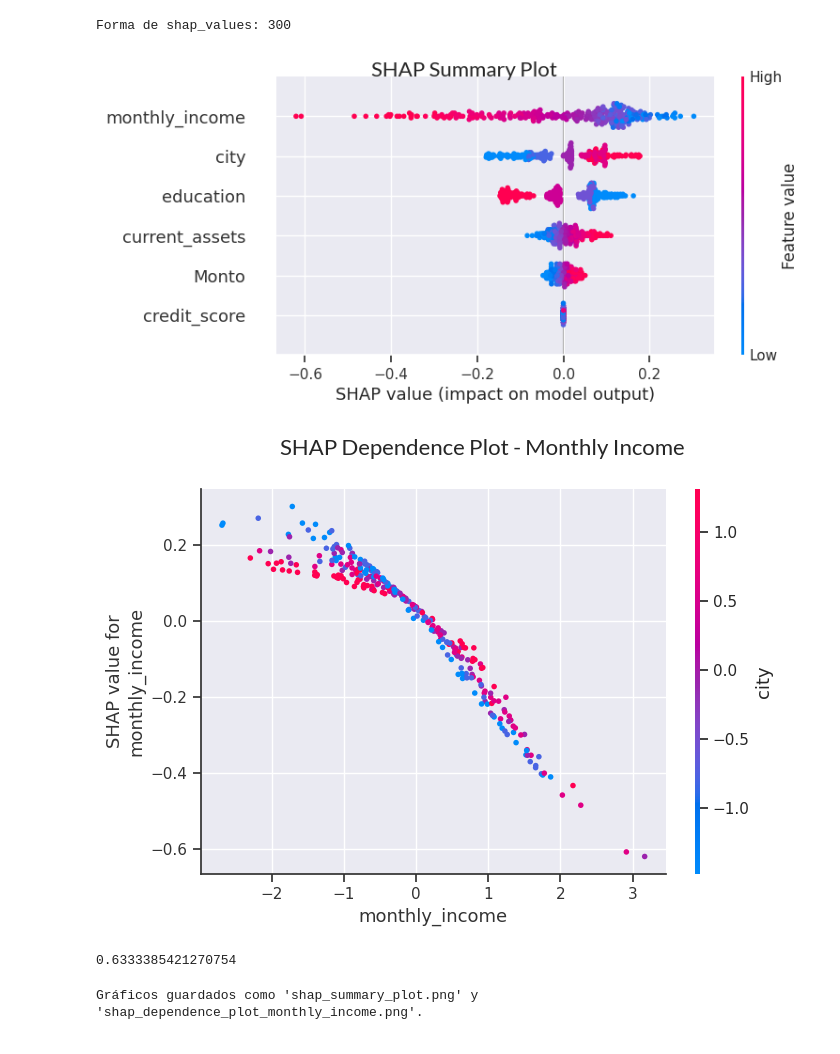
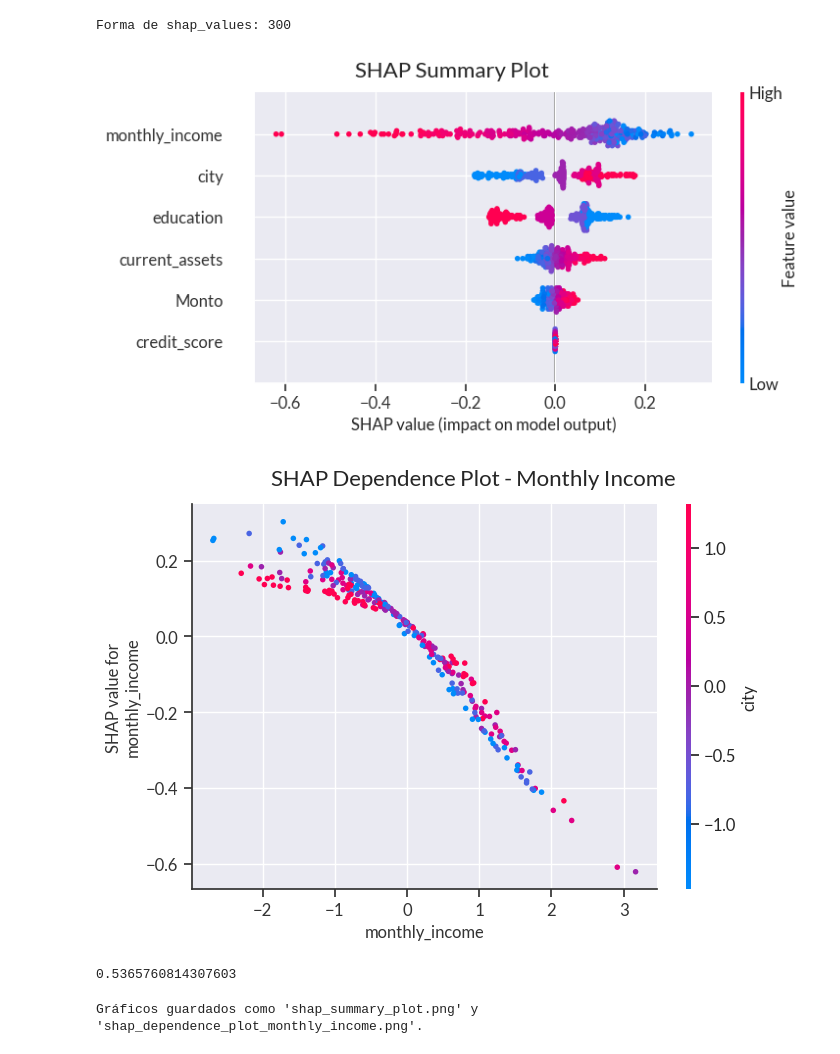
Before and after one commit to santiagoahl/risk-model-for-credit-loans, a Jupyter notebook: notebooks/predict_risk.ipynb, the cells around one changed output. Saved outputs shown, nothing was run; the diff lists cells and outputs as text; code cells hidden in the pictures.

```diff
--- a/notebooks/predict_risk.ipynb
+++ b/notebooks/predict_risk.ipynb
@@ -337,27 +354,32 @@ print(f"Forma de shap_values: {len(shap_values)}")
 # %% [output]
 Forma de shap_values: 300
 # %%
-
-#shap_summary_plot = shap.summary_plot(shap_values[:, :, 0], X, show=True)
-# Generate the SHAP summary plot without showing it
+# Generate SHAP summary plot without showing it
 shap.summary_plot(shap_values[:, :, 0], X, show=False)
 
 # Get the current figure (created by SHAP)
 fig = plt.gcf()
 
-# Add a title to the SHAP plot
-fig.suptitle("SHAP Summary Plot", fontsize=16, fontproperties=lato_font)
+# Add a title with Lato font, and add extra space below (y < 1 to lower the title)
+fig.suptitle("SHAP Summary Plot", fontsize=16, fontproperties=lato_font, y=1.02)
+
+# Apply Lato font to all axes labels and ticks
+for ax in fig.axes:
+    # X and Y axis labels
+    ax.xaxis.label.set_fontproperties(lato_font)
+    ax.yaxis.label.set_fontproperties(lato_font)
+
+    # Tick labels on both axes
+    for label in ax.get_xticklabels() + ax.get_yticklabels():
+        label.set_fontproperties(lato_font)
 
 # Save the figure
 fig.savefig('../images/shap_summary_plot.png', dpi=300, bbox_inches='tight')
 
-# Show it (optional)
 plt.show()
-
-# Close the figure
 plt.close(fig)
 # %% [output]
-[figure, old version]
+[figure, new version]
 # %%
 # Create dependence plot without showing it
 shap.dependence_plot("monthly_income", shap_values[:, :, 0], X, show=False)
@@ -365,8 +387,15 @@ shap.dependence_plot("monthly_income", shap_values[:, :, 0], X, show=False)
 # Get the current figure created by SHAP
 fig = plt.gcf()
 
-# Add a suptitle to the figure
-fig.suptitle("SHAP Dependence Plot - Monthly Income", fontsize=16, fontproperties=lato_font)
+# Add a suptitle with Lato font and extra space below the title
+fig.suptitle("SHAP Dependence Plot - Monthly Income", fontsize=16, fontproperties=lato_font, y=0.95)
+
+# Apply Lato font to all axes labels and tick labels
+for ax in fig.axes:
+    ax.xaxis.label.set_fontproperties(lato_font)
+    ax.yaxis.label.set_fontproperties(lato_font)
+    for label in ax.get_xticklabels() + ax.get_yticklabels():
+        label.set_fontproperties(lato_font)
 
 # Save the figure
 fig.savefig('../images/shap_dependence_plot_monthly_income.png', dpi=300, bbox_inches='tight')
@@ -377,7 +406,7 @@ plt.show()
 # Close the figure
 plt.close(fig)
 # %% [output]
-[figure, old version]
+[figure, new version]
 # %%
 # TODO: Build and analogic chart for SHAP
 
@@ -388,9 +417,9 @@ def shap_to_probability(explainer, shap_sum):
     log_odds = base_value + shap_sum
     return 1 / (1 + np.exp(-log_odds))
 
-print(shap_to_probability(explainer, -0.2))
+print(shap_to_probability(explainer, -0.6))
 # %% [output]
-0.6333385421270754
+0.5365760814307603
 # %%
 print("Gráficos guardados como 'shap_summary_plot.png' y 'shap_dependence_plot_monthly_income.png'.")
 # %% [output]
```
Also changed, not shown: parts of 1 cell of this notebook, 2 other files.
